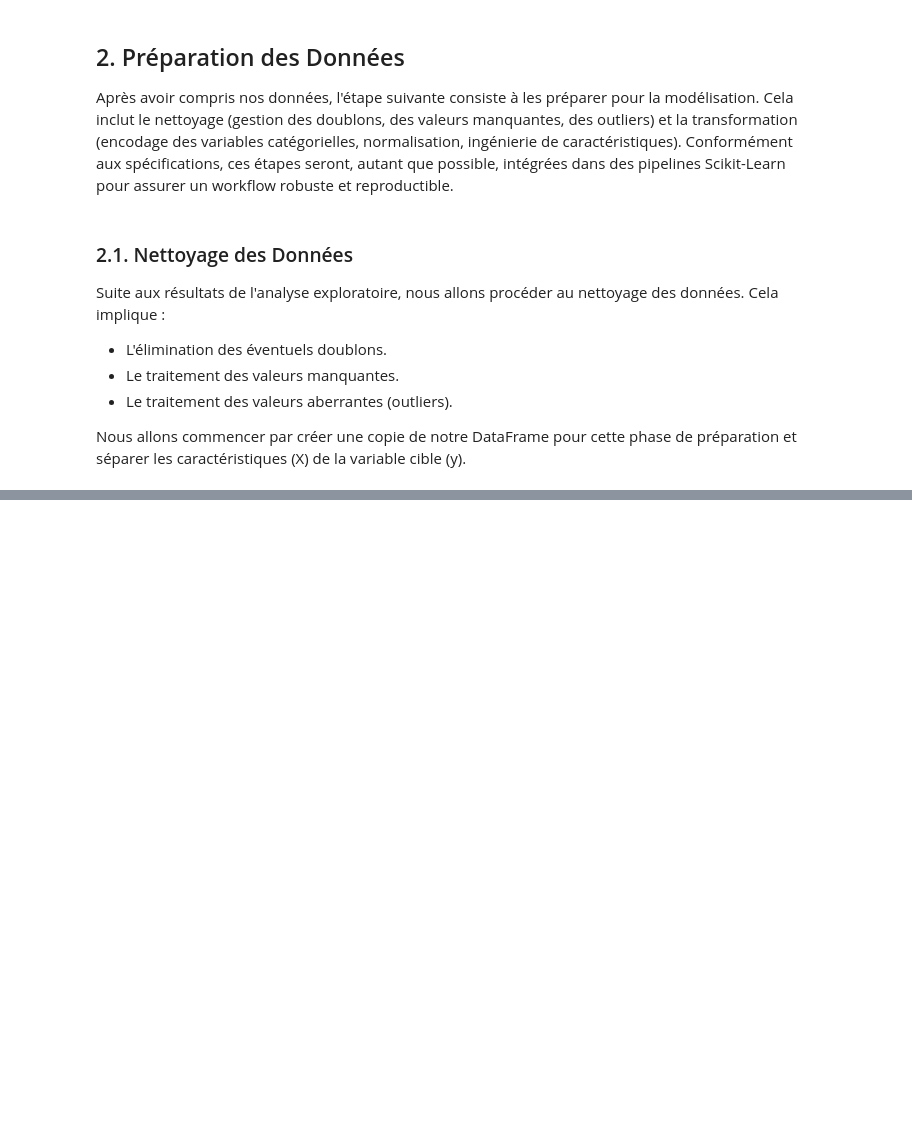
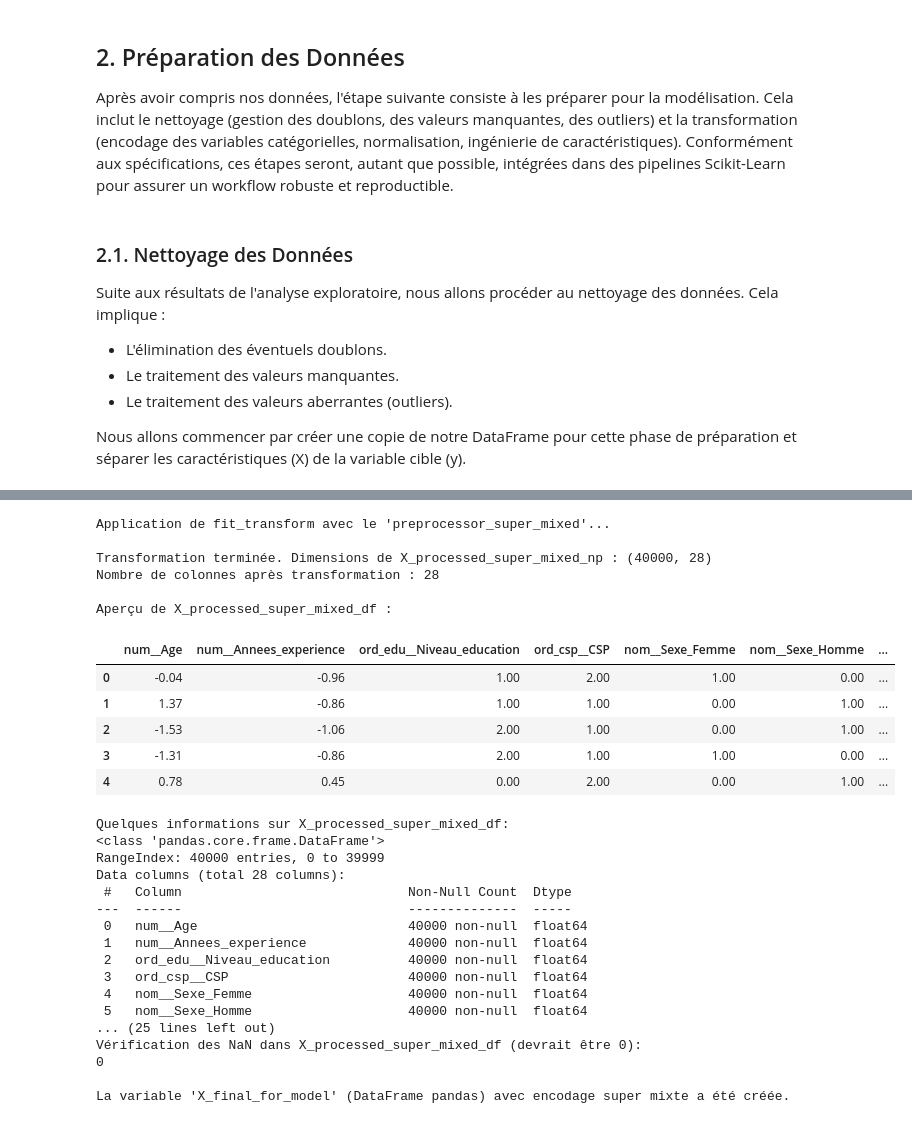
Before and after one commit to elnassim/ProjectML, a Jupyter notebook: mini_projet_AI.ipynb, the cells around one changed output, grey strips where cells are left out. Drawn from its saved outputs; the diff is of its cells as text; code cells hidden in the pictures; blank space fills up the shorter version.

```diff
--- a/mini_projet_AI.ipynb
+++ b/mini_projet_AI.ipynb
@@ -442,0 +825,71 @@ Dimensions de y : (40000,)
+# %%
+if 'preprocessor_super_mixed' in locals() and 'X_subset_for_preprocessing_super_mixed' in locals() and isinstance(X_subset_for_preprocessing_super_mixed, pd.DataFrame):
+    print("\nApplication de fit_transform avec le 'preprocessor_super_mixed'...")
+    try:
+        X_processed_super_mixed_np = preprocessor_super_mixed.fit_transform(X_subset_for_preprocessing_super_mixed)
+
+        try:
+            feature_names_out_super_mixed = preprocessor_super_mixed.get_feature_names_out()
+        except AttributeError:
+            print("Attention: Impossible de récupérer les noms de features avec get_feature_names_out().")
+            feature_names_out_super_mixed = None
+
+        print(f"\nTransformation terminée. Dimensions de X_processed_super_mixed_np : {X_processed_super_mixed_np.shape}") # Attendu: (40000, 28)
+
+        if feature_names_out_super_mixed is not None:
+            X_processed_super_mixed_df = pd.DataFrame(X_processed_super_mixed_np, columns=feature_names_out_super_mixed, index=X_subset_for_preprocessing_super_mixed.index)
+            print(f"Nombre de colonnes après transformation : {X_processed_super_mixed_df.shape[1]}")
+            print("\nAperçu de X_processed_super_mixed_df :")
+            display(X_processed_super_mixed_df.head())
+
+            print("\nQuelques informations sur X_processed_super_mixed_df:")
+            X_processed_super_mixed_df.info()
+
+            print("\nVérification des NaN dans X_processed_super_mixed_df (devrait être 0):")
+            print(X_processed_super_mixed_df.isnull().sum().sum())
+
+            X_final_for_model = X_processed_super_mixed_df.copy()
+            print("\nLa variable 'X_final_for_model' (DataFrame pandas) avec encodage super mixte a été créée.")
+
+        else:
+            X_final_for_model = X_processed_super_mixed_np
+            print("\nLa variable 'X_final_for_model' (array NumPy) avec encodage super mixte a été créée.")
+            # ...
+
+    except Exception as e:
+        print(f"Une erreur est survenue lors de l'application du préprocesseur super mixte :")
+        import traceback
+        print(traceback.format_exc())
+        X_final_for_model = None
+else:
+    print("Erreur: 'preprocessor_super_mixed' ou 'X_subset_for_preprocessing_super_mixed' n'est pas défini ou n'est pas un DataFrame.")
+# %% [output]
+Application de fit_transform avec le 'preprocessor_super_mixed'...
+
+Transformation terminée. Dimensions de X_processed_super_mixed_np : (40000, 28)
+Nombre de colonnes après transformation : 28
+
+Aperçu de X_processed_super_mixed_df :
+|  | num__Age | num__Annees_experience | ord_edu__Niveau_education | ord_csp__CSP | nom__Sexe_Femme | nom__Sexe_Homme | ... |
+| 0 | -0.04 | -0.96 | 1.00 | 2.00 | 1.00 | 0.00 | ... |
+| 1 | 1.37 | -0.86 | 1.00 | 1.00 | 0.00 | 1.00 | ... |
+| 2 | -1.53 | -1.06 | 2.00 | 1.00 | 0.00 | 1.00 | ... |
+| 3 | -1.31 | -0.86 | 2.00 | 1.00 | 1.00 | 0.00 | ... |
+| 4 | 0.78 | 0.45 | 0.00 | 2.00 | 0.00 | 1.00 | ... |
+Quelques informations sur X_processed_super_mixed_df:
+<class 'pandas.core.frame.DataFrame'>
+RangeIndex: 40000 entries, 0 to 39999
+Data columns (total 28 columns):
+ #   Column                             Non-Null Count  Dtype
+---  ------                             --------------  -----
+ 0   num__Age                           40000 non-null  float64
+ 1   num__Annees_experience             40000 non-null  float64
+ 2   ord_edu__Niveau_education          40000 non-null  float64
+ 3   ord_csp__CSP                       40000 non-null  float64
+ 4   nom__Sexe_Femme                    40000 non-null  float64
+ 5   nom__Sexe_Homme                    40000 non-null  float64
+... (25 lines left out)
+Vérification des NaN dans X_processed_super_mixed_df (devrait être 0):
+0
+
+La variable 'X_final_for_model' (DataFrame pandas) avec encodage super mixte a été créée.
```
Also changed, not shown: parts of 23 cells of this notebook, 2 other files.
